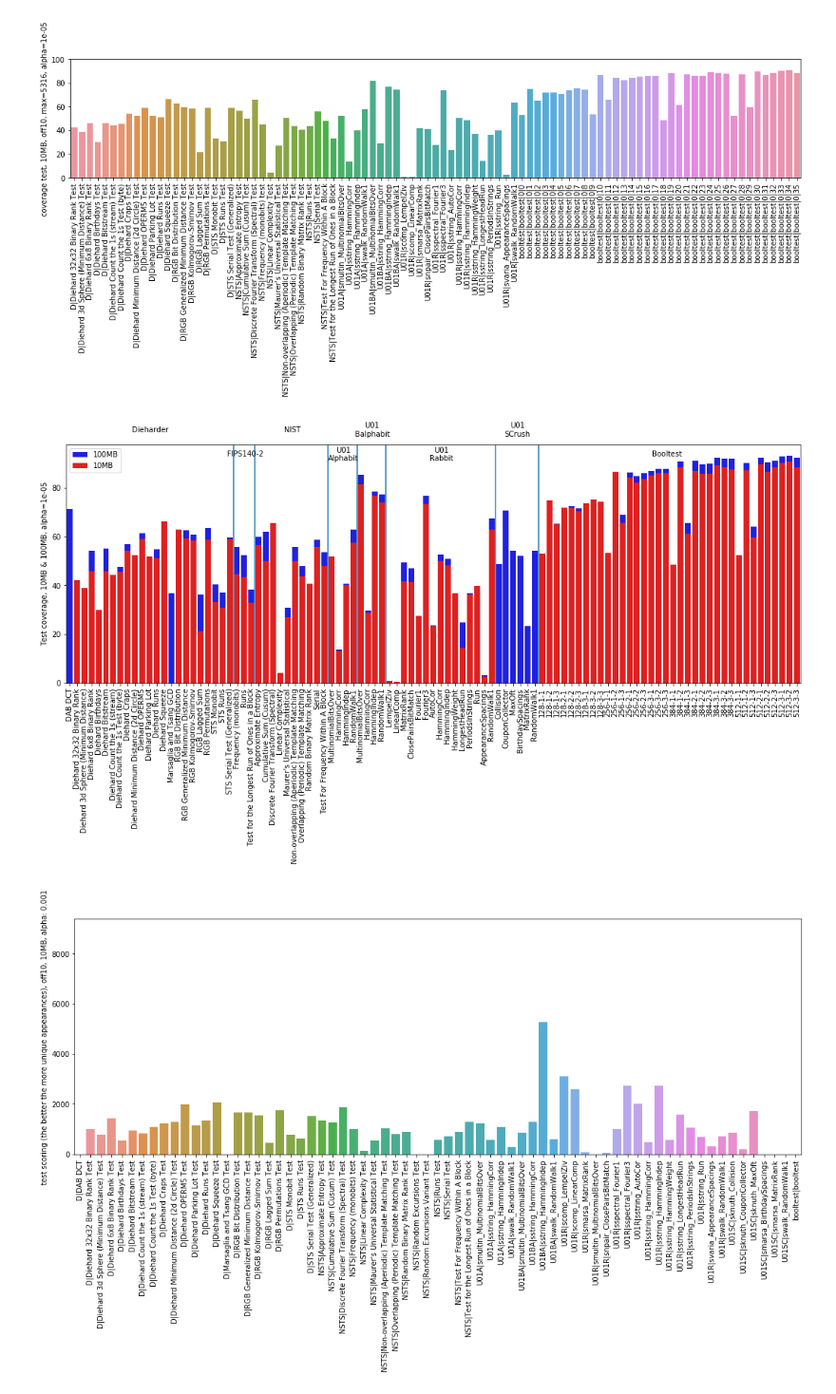
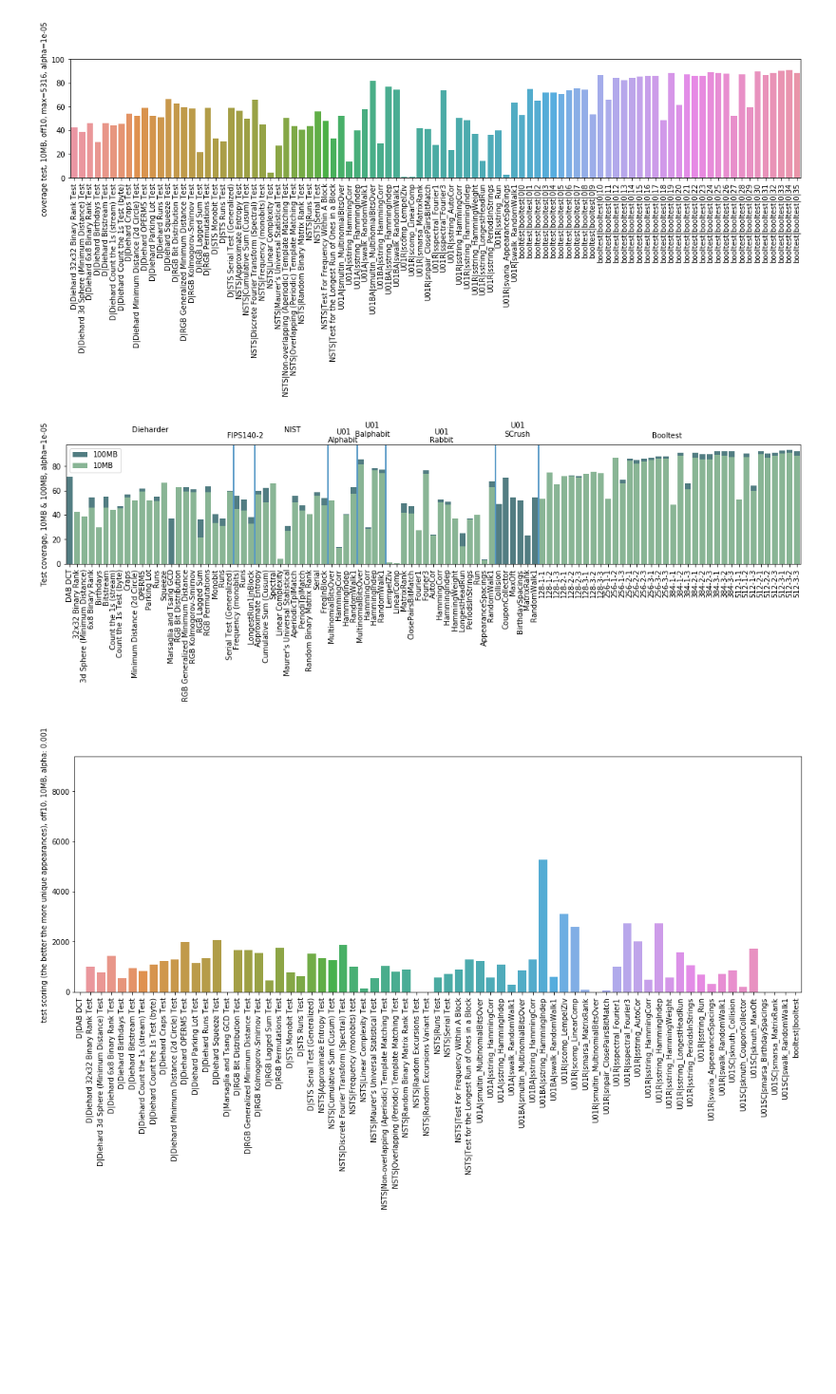
Before and after one commit to rozsa117/rtt-processor, a Jupyter notebook: proc2.ipynb, the cells around one changed output. Shown at 95% size. Saved outputs shown, nothing was run; the diff lists cells and outputs as text; code cells hidden in the pictures; blank space fills up the shorter version.

Commit message:
book - coverage graph

```diff
--- a/proc2.ipynb
+++ b/proc2.ipynb
@@ -791,7 +791,9 @@ renderDetections(tests_boolhyb_srt, tf_10mib, detectionsAlpha, 'coverage test, 1
 [figure]
 # %%
 # Coverage testf
-def renderCoverageGraph(tests_inp, selections, labels=None, alpha=1e-5, desc='', data_src=lambda x: x[1], ylim=None, fname=None, x_data=None, rwidth=1.0, rheight=1.0, should_sort=False, do_coverage=False):
+def renderCoverageGraph(tests_inp, selections, labels=None, alpha=1e-5, desc='',
+                        data_src=lambda x: x[1], ylim=None, fname=None, x_data=None,
+                        rwidth=1.0, rheight=1.0, should_sort=False, do_coverage=False):
     filtered_tests = filterTests(tests_inp)
 
     special = ['Frequency (monobits) test', 'Runs Test', 'Test for the Longest Run of Ones in a Block']
@@ -853,6 +855,19 @@ def renderCoverageGraph(tests_inp, selections, labels=None, alpha=1e-5, desc='',
             xx = '|'.join([str(x) for x in xx])
             if xx.lower().endswith('test'):
                 xx = xx[:-5]
+            xx = re.sub(r'^dieharder\s', '', xx, flags=re.I)
+            xx = re.sub(r'^diehard\s', '', xx, flags=re.I)
+            xx = re.sub(r'^sts\s', '', xx, flags=re.I)
+            if 'Test For Frequency Within A Block' in xx:
+                xx = 'FreqInBlock'
+            if 'Test for the Longest Run of Ones in a Block' in xx:
+                xx = 'LongestRun1inBlock'
+            if 'Non-overlapping (Aperiodic) Template Matching' in xx:
+                xx = 'AperiodicTplMatch'
+            if 'Overlapping (Periodic) Template Matching' in xx:
+                xx = 'PeriodiTplMatch'
+            if 'Discrete Fourier Transform (Spectral)' in xx:
+                xx = 'Spectral'
             xx_data.append(xx)
 
     #print(xx_data)
@@ -863,44 +878,49 @@ def renderCoverageGraph(tests_inp, selections, labels=None, alpha=1e-5, desc='',
         cxx.append(xx)
         cxxs.add(xx)
 
+    colors = sns.cubehelix_palette(8, start=.5, rot=-.75)  # sns.color_palette()
     patches = []
     for idx in reversed(range(len(selections))):
-        plt0 = sns.barplot(x=list(cxx), y=y_dat_vct[idx], color = "red" if idx==0 else 'blue', label=labels[idx] if labels else str(idx))
+        plt0 = sns.barplot(x=list(cxx), y=y_dat_vct[idx],
+                           color=colors[2] if idx==0 else colors[4],
+                           label=labels[idx] if labels else str(idx))
         patches = plt0.patches
 
     axx = ax
     for idx in range(1, len(bat_bounds)):
         i = bat_bounds[idx]
         is_last = idx + 1 >= len(bat_bounds)
 
         c0,c1 = (patches[i], patches[i+1]) if not is_last else (patches[i-1], patches[i])
         cm1x = patches[bat_bounds[idx-1]].get_x() if idx > 0 else 0
 
         if not is_last:
             ax.axvline(c0.get_x() - ((c1.get_x() - c0.get_x() - c0.get_width()))/2)
 
         cwidth = (c0.get_x()-cm1x)
         ctxt = get_short_bat(bat_indices[i-1])
         ctxt = ctxt.replace(' ', '\n') if 'U01' in ctxt else ctxt
         #ctxt = '\n'.join(textwrap.wrap(ctxt, int(2*cwidth)))
         cyy = axx.axis()[-1]
-        cyy += 0 if idx & 1 else -10
+        cyy += 0 if idx & 1 else -5
         ax.annotate(ctxt, (c0.get_x() - cwidth/2, cyy),
                     ha='center', va='center', xytext=(0, 20), textcoords='offset points')
 
     plt.legend(loc='best')
     ax.set_ylabel("%s, alpha=%s" % (desc, alpha))
     if ylim:
         ax.set_ylim(ylim if not do_coverage else (0,100.0))
     if fname:
         #plt.tight_layout()
         plt.savefig(fname, bbox_inches='tight', dpi=400)
 
 
+######################################################################################################
 renderCoverageGraph(tests_boolhyb_srt, (tf_10mib, tf_100mib), labels=['10MB', '100MB'], alpha=1e-5,
-                    desc='Test coverage, 10MB & 100MB', data_src=lambda x: x[3])
+                    desc='Test coverage, 10MB & 100MB', data_src=lambda x: x[3], rheight=0.5,
+                    fname='/tmp/coverage_test_10mb_100mb_1e-5.pdf')
 # %% [output]
-[figure, old version]
+[figure, new version]
 # %%
 # T1 test uniqueness scoring
 def renderTestScoring(test_analysis, desc=None, ylim=None, fname=None, x_data=None, rwidth=1.0, data_src=lambda x, y: x.tests_scoring1[y]):
```
